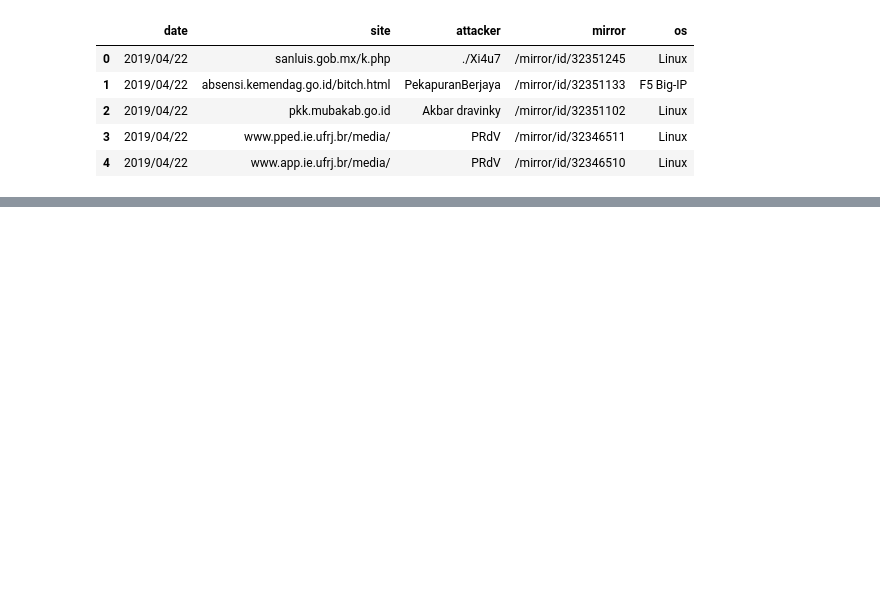
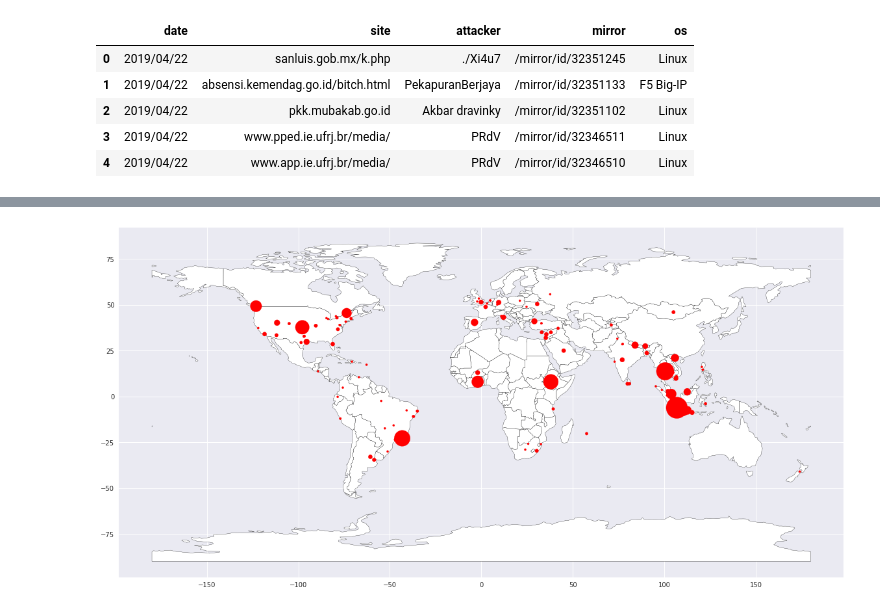
Before and after one commit to Bruck1701/Webscrapers, a Jupyter notebook: Zone-h-scraper.ipynb, the cells around one changed output, grey strips where cells are left out. Cells and saved outputs as stored; diff of their text form; code cells hidden in the pictures; blank space fills up the shorter version.

```diff
--- a/Zone-h-scraper.ipynb
+++ b/Zone-h-scraper.ipynb
@@ -222,0 +250,2 @@ for i in srv_list2:
+# %%
+latlongframe=latlongframe.groupby(['latitude', 'longitude', 'country_name','continent']).size().reset_index(name='count')
@@ -222,0 +261,2 @@ for i in srv_list2:
+# %%
+latlongframe['Coordinates'] = list(zip(latlongframe.longitude, latlongframe.latitude))
@@ -222,0 +274,2 @@ for i in srv_list2:
+# %%
+latlongframe['Coordinates'] = latlongframe['Coordinates'].apply(Point)
@@ -222,0 +285,2 @@ for i in srv_list2:
+# %%
+gdf = gpd.GeoDataFrame(latlongframe, geometry='Coordinates')
@@ -222,0 +296,7 @@ for i in srv_list2:
+# %%
+world = gpd.read_file(gpd.datasets.get_path('naturalearth_lowres'))
+ax = world.plot(color='white', edgecolor='black',figsize=(20,10))
+gdf.plot(ax=ax, color='red',markersize=gdf['count']*10)
+plt.show()
+# %% [output]
+[figure, added]
```
Also changed, not shown: parts of 28 cells of this notebook.
